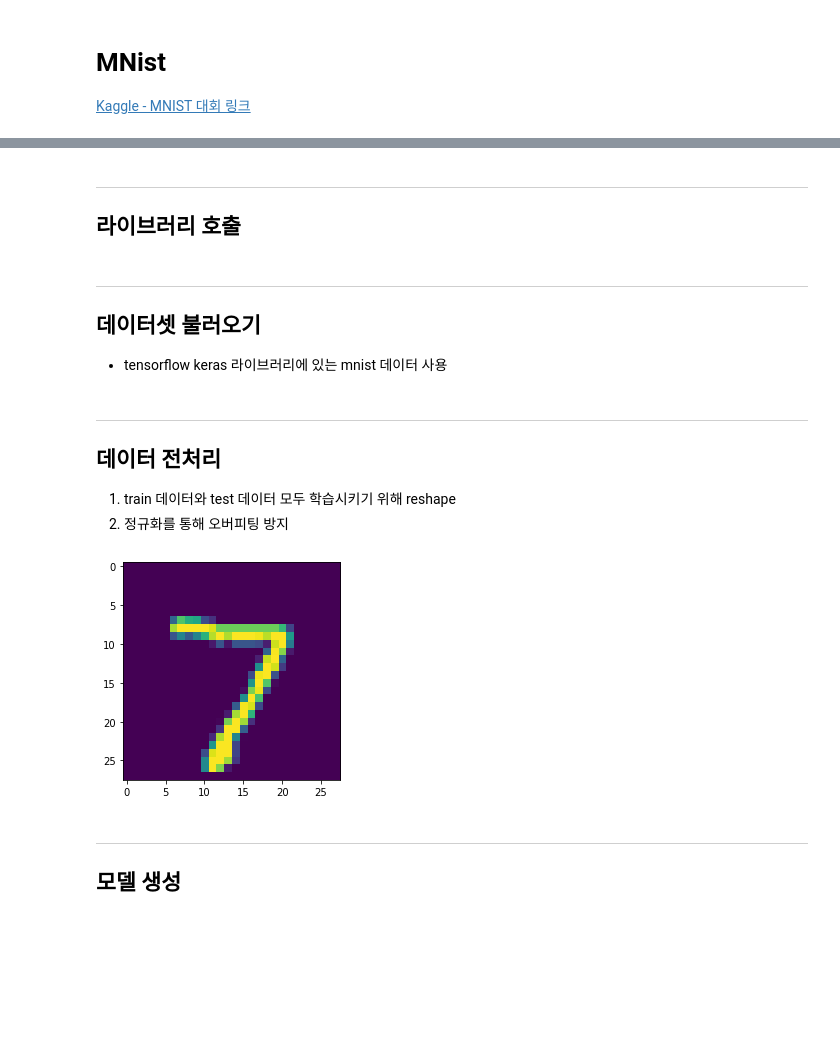
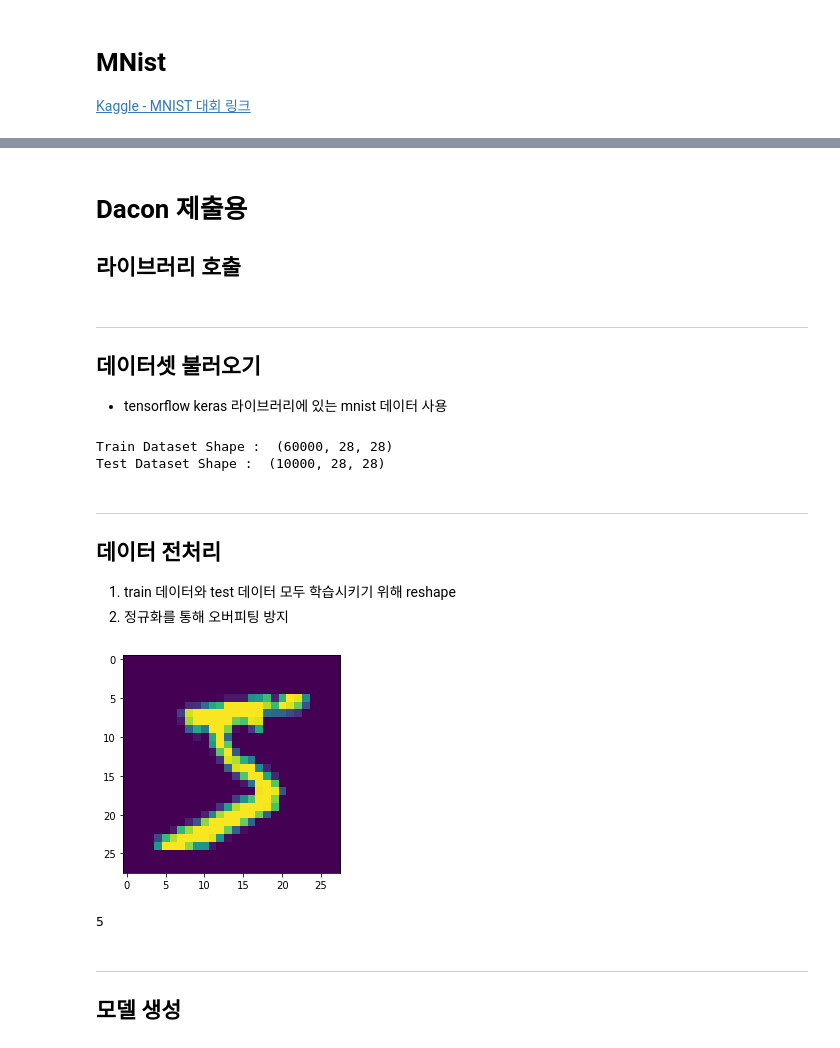
Before and after one commit to Mactto/MNIST, a Jupyter notebook: Mnist Classifier.ipynb, the cells around one changed output, grey strips where cells are left out. Drawn from its saved outputs; the diff is of its cells as text; code cells hidden in the pictures; blank space fills up the shorter version.

```diff
--- a/Mnist Classifier.ipynb
+++ b/Mnist Classifier.ipynb
@@ -7,5 +9,5 @@
 # %% [markdown]
----
+# Dacon 제출용
 
 ## 라이브러리 호출
 # %%
@@ -23,6 +23,11 @@ import re
 * tensorflow keras 라이브러리에 있는 mnist 데이터 사용
 # %%
 (x_train, y_train), (x_test, y_test) = datasets.mnist.load_data()
+print("Train Dataset Shape : ",x_train.shape)
+print("Test Dataset Shape : ", x_test.shape)
+# %% [output]
+Train Dataset Shape :  (60000, 28, 28)
+Test Dataset Shape :  (10000, 28, 28)
 # %% [markdown]
 ---
 ## 데이터 전처리
@@ -30,10 +35,12 @@ import re
 1. train 데이터와 test 데이터 모두 학습시키기 위해 reshape
 2. 정규화를 통해 오버피팅 방지
 # %%
-plt.imshow(x_test[0])
+plt.imshow(x_train[0])
 plt.show()
+print(y_train[0])
 # %% [output]
-[figure, old version]
+[figure, new version]
+5
 # %%
 x_train = x_train.reshape(60000, 28, 28, 1)
 x_test = x_test.reshape(10000, 28, 28, 1)
```
Also changed, not shown: parts of 18 cells of this notebook, 6 other files.
